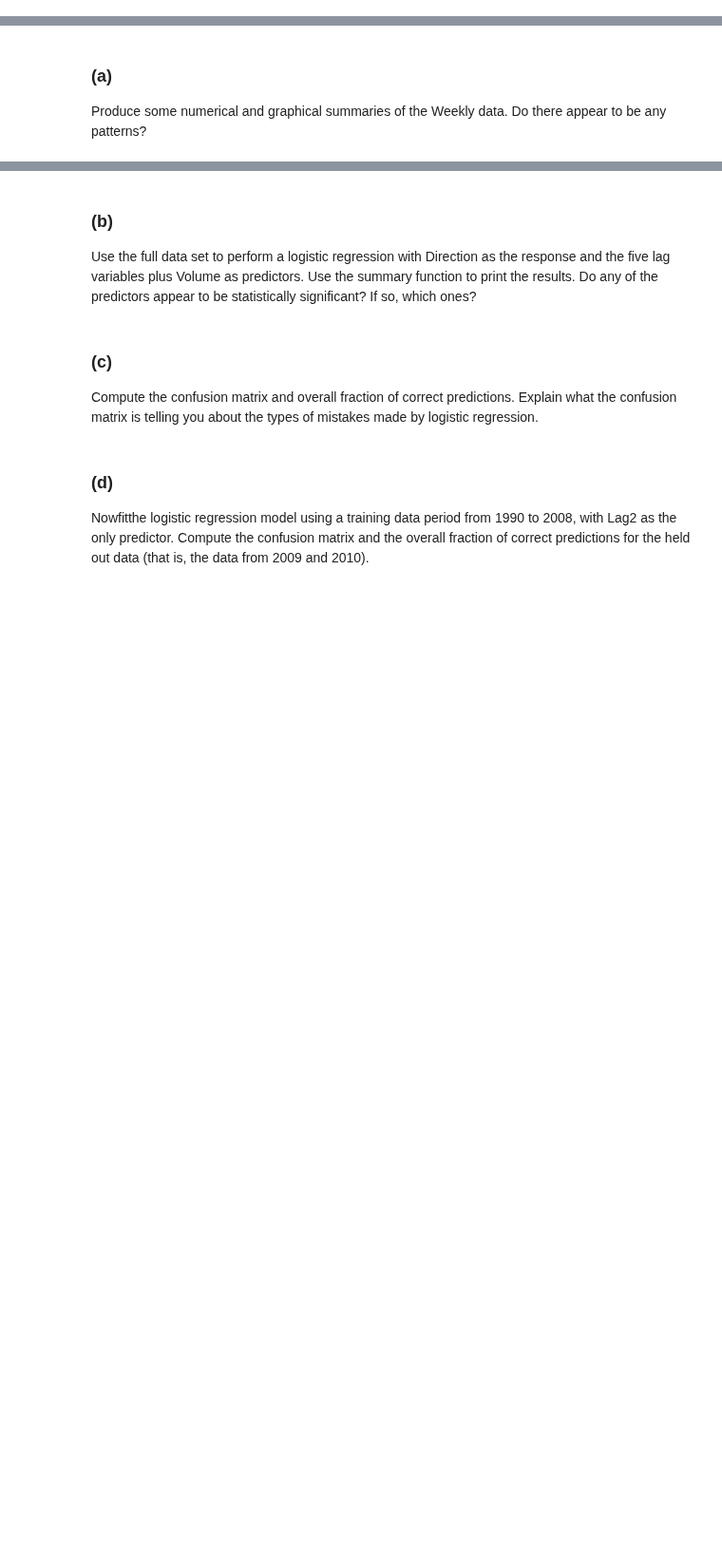
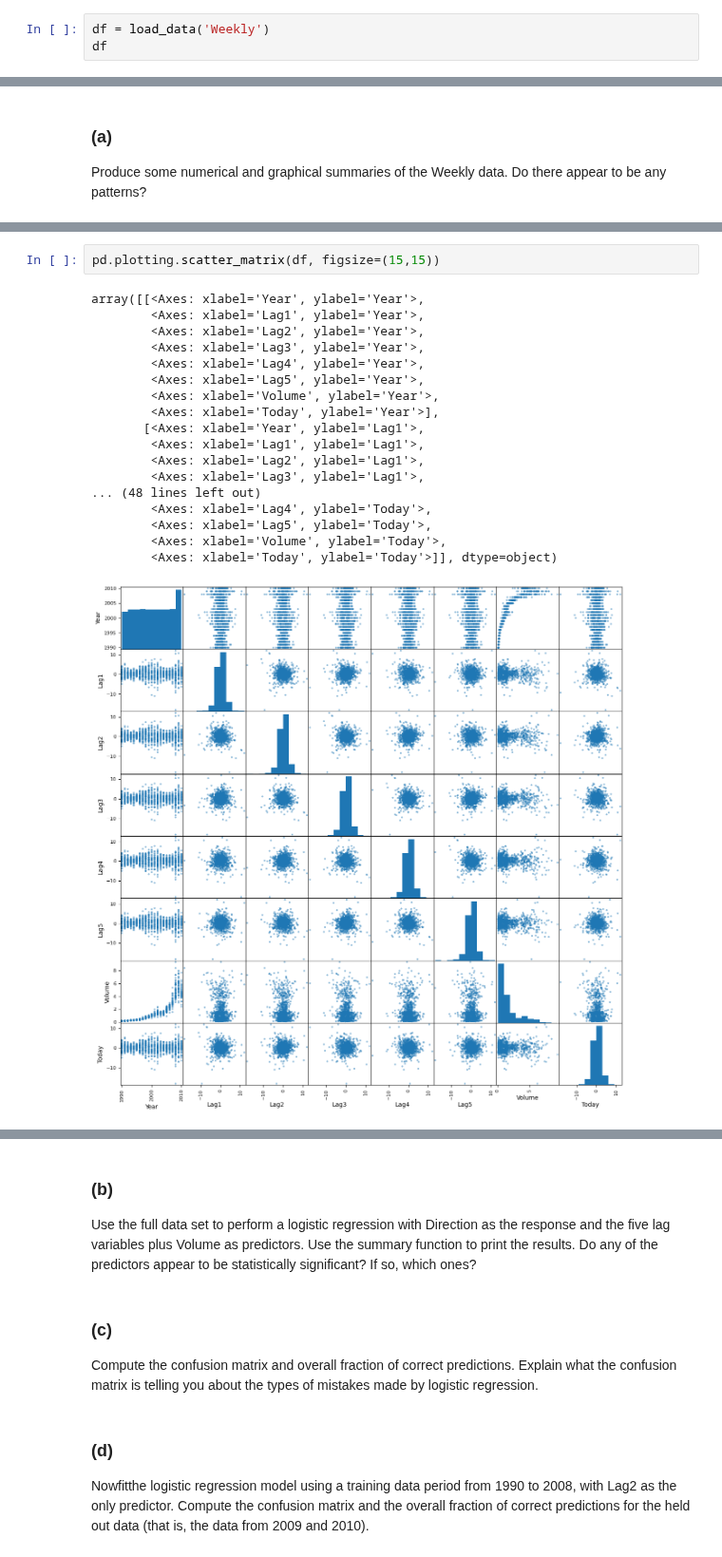
Before and after one commit to HWTeng-Teaching/202509-ML-FinTech, a Jupyter notebook: xxxx_NAME/2008_Chrissy/1027HW/Chrissy_1027HW_Ch4_Q13.ipynb, the cells around one changed output, grey strips where cells are left out. Shown at 95% size. Saved outputs shown, nothing was run; the diff lists cells and outputs as text; blank space fills up the shorter version.

```diff
--- a/xxxx_NAME/2008_Chrissy/1027HW/Chrissy_1027HW_Ch4_Q13.ipynb
+++ b/xxxx_NAME/2008_Chrissy/1027HW/Chrissy_1027HW_Ch4_Q13.ipynb
@@ -3,0 +20,3 @@ This question should be answered using the Weekly data set, which is part of the
+# %%
+df = load_data('Weekly')
+df
@@ -6,0 +59,21 @@ Produce some numerical and graphical summaries of the Weekly data. Do there appe
+# %%
+pd.plotting.scatter_matrix(df, figsize=(15,15))
+# %% [output]
+array([[<Axes: xlabel='Year', ylabel='Year'>,
+        <Axes: xlabel='Lag1', ylabel='Year'>,
+        <Axes: xlabel='Lag2', ylabel='Year'>,
+        <Axes: xlabel='Lag3', ylabel='Year'>,
+        <Axes: xlabel='Lag4', ylabel='Year'>,
+        <Axes: xlabel='Lag5', ylabel='Year'>,
+        <Axes: xlabel='Volume', ylabel='Year'>,
+        <Axes: xlabel='Today', ylabel='Year'>],
+       [<Axes: xlabel='Year', ylabel='Lag1'>,
+        <Axes: xlabel='Lag1', ylabel='Lag1'>,
+        <Axes: xlabel='Lag2', ylabel='Lag1'>,
+        <Axes: xlabel='Lag3', ylabel='Lag1'>,
+... (48 lines left out)
+        <Axes: xlabel='Lag4', ylabel='Today'>,
+        <Axes: xlabel='Lag5', ylabel='Today'>,
+        <Axes: xlabel='Volume', ylabel='Today'>,
+        <Axes: xlabel='Today', ylabel='Today'>]], dtype=object)
+[figure, added]
```
Also changed, not shown: parts of 5 cells of this notebook.
